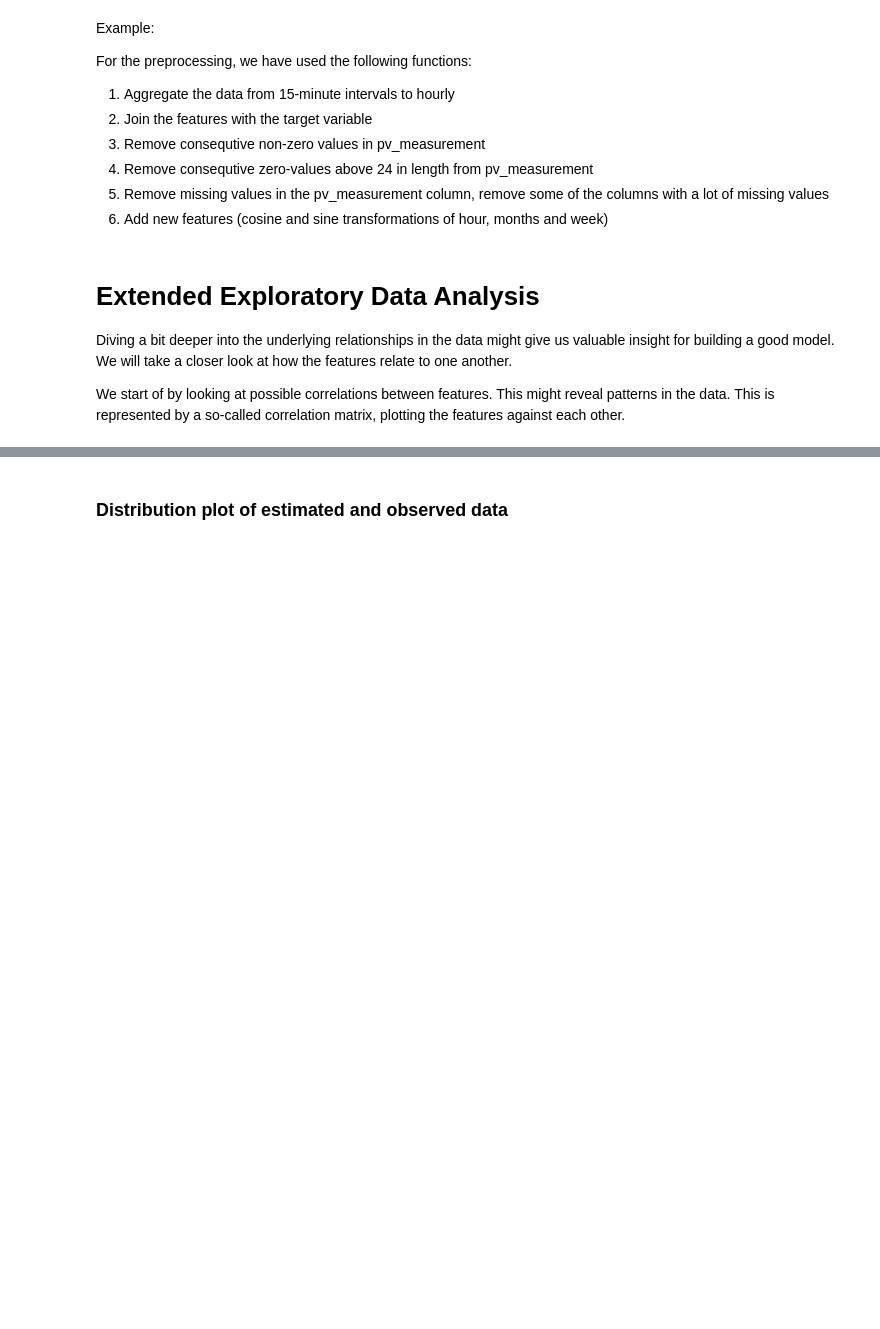
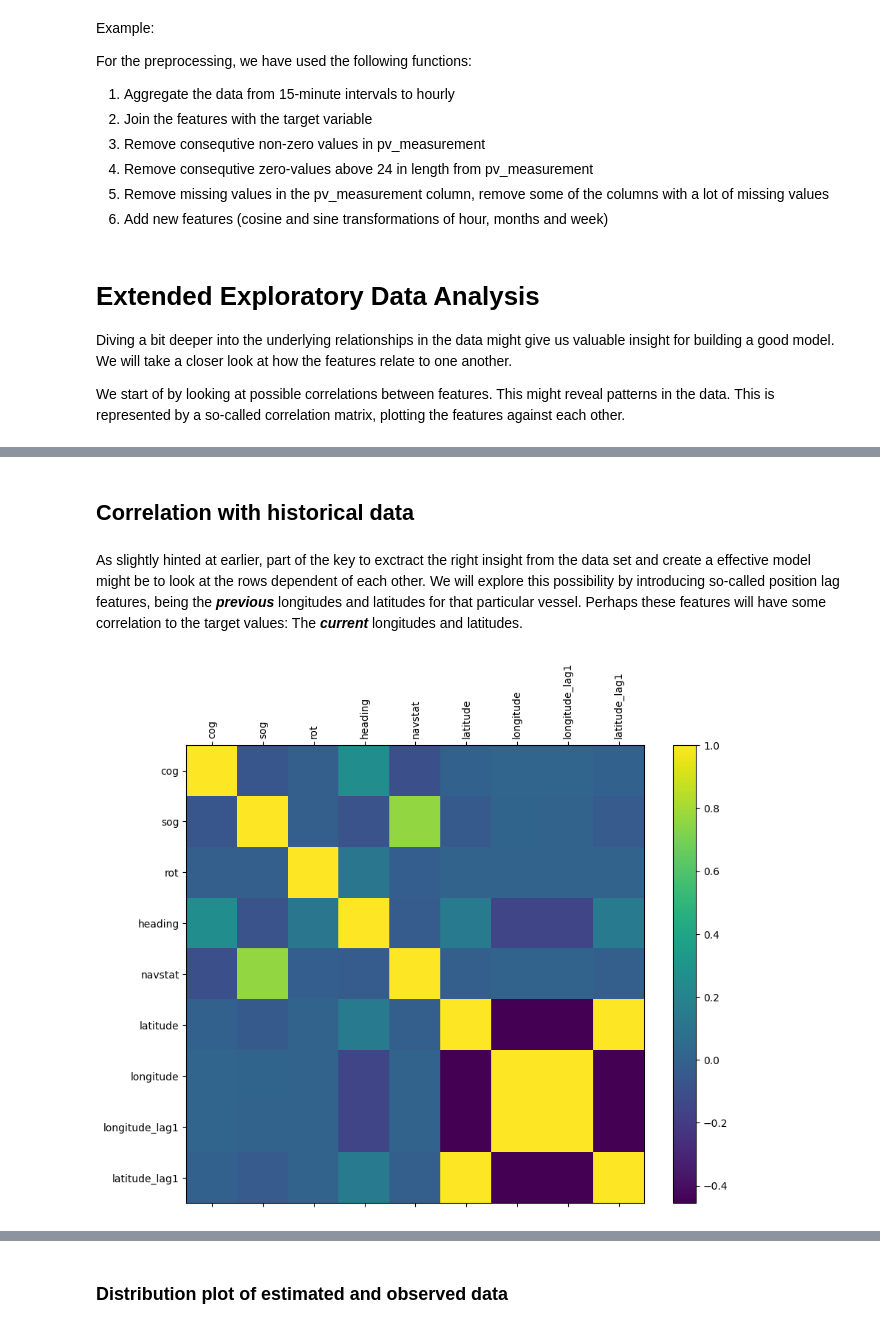
Before and after one commit to sondrmsk/MachineLearningProject, a Jupyter notebook: long_notebook_ML.ipynb, the cells around one changed output, grey strips where cells are left out. Cells and saved outputs as stored; diff of their text form; code cells hidden in the pictures; blank space fills up the shorter version.

```diff
--- a/long_notebook_ML.ipynb
+++ b/long_notebook_ML.ipynb
@@ -530,0 +546,22 @@ Eksempel konklusjon: From the plots below, it looks like there is little differe
+# %% [markdown]
+## Correlation with historical data
+# %% [markdown]
+As slightly hinted at earlier, part of the key to exctract the right insight from the data set and create a effective model might be to look at the rows dependent of each other. We will explore this possibility by introducing so-called position lag features, being the ***previous*** longitudes and latitudes for that particular vessel. Perhaps these features will have some correlation to the target values: The ***current*** longitudes and latitudes.
+# %%
+df = encoded_df2.copy()
+df['longitude_lag1'] = df.groupby('vesselId')['longitude'].shift(1)
+df['latitude_lag1'] = df.groupby('vesselId')['latitude'].shift(1)
+df = df.drop(columns=['time', 'etaRaw', 'vesselId','portId'])
+
+
+# Calculate correlation matrix
+correlation_matrix = df.corr()
+
+plt.figure(figsize=(10, 8))
+plt.matshow(correlation_matrix, fignum=1)
+plt.colorbar()
+plt.xticks(range(len(correlation_matrix.columns)), correlation_matrix.columns, rotation=90)
+plt.yticks(range(len(correlation_matrix.columns)), correlation_matrix.columns)
+plt.show()
+# %% [output]
+[figure, added]
```
Also changed, not shown: parts of 15 cells of this notebook.
